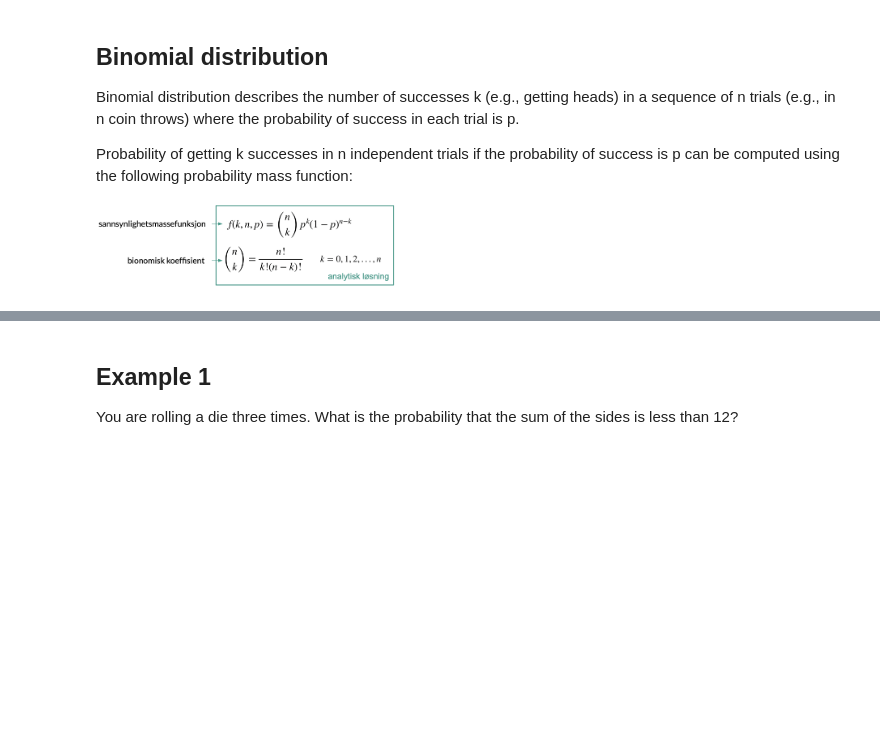
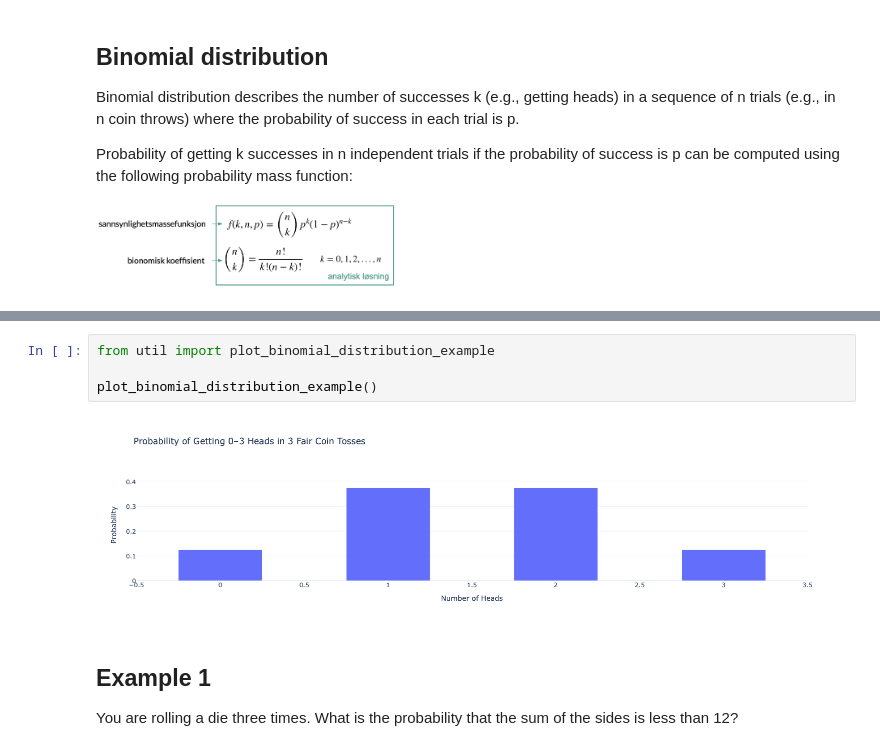
Before and after one commit to uio-bmi/stats_for_cs, a Jupyter notebook: Week_2_ProbabilityIntro/ProbabilityIntro.ipynb, the cells around one changed output, grey strips where cells are left out. Cells and saved outputs as stored; diff of their text form; blank space fills up the shorter version.

```diff
--- a/Week_2_ProbabilityIntro/ProbabilityIntro.ipynb
+++ b/Week_2_ProbabilityIntro/ProbabilityIntro.ipynb
@@ -431,3 +451,9 @@ Probability of getting k successes in n independent trials if the probability of
+# %%
+from util import plot_binomial_distribution_example
+
+plot_binomial_distribution_example()
+# %% [output]
+[figure, added]
 # %% [markdown]
 ## Example 1
 
```
Also changed, not shown: parts of 33 cells of this notebook, 1 other file.
